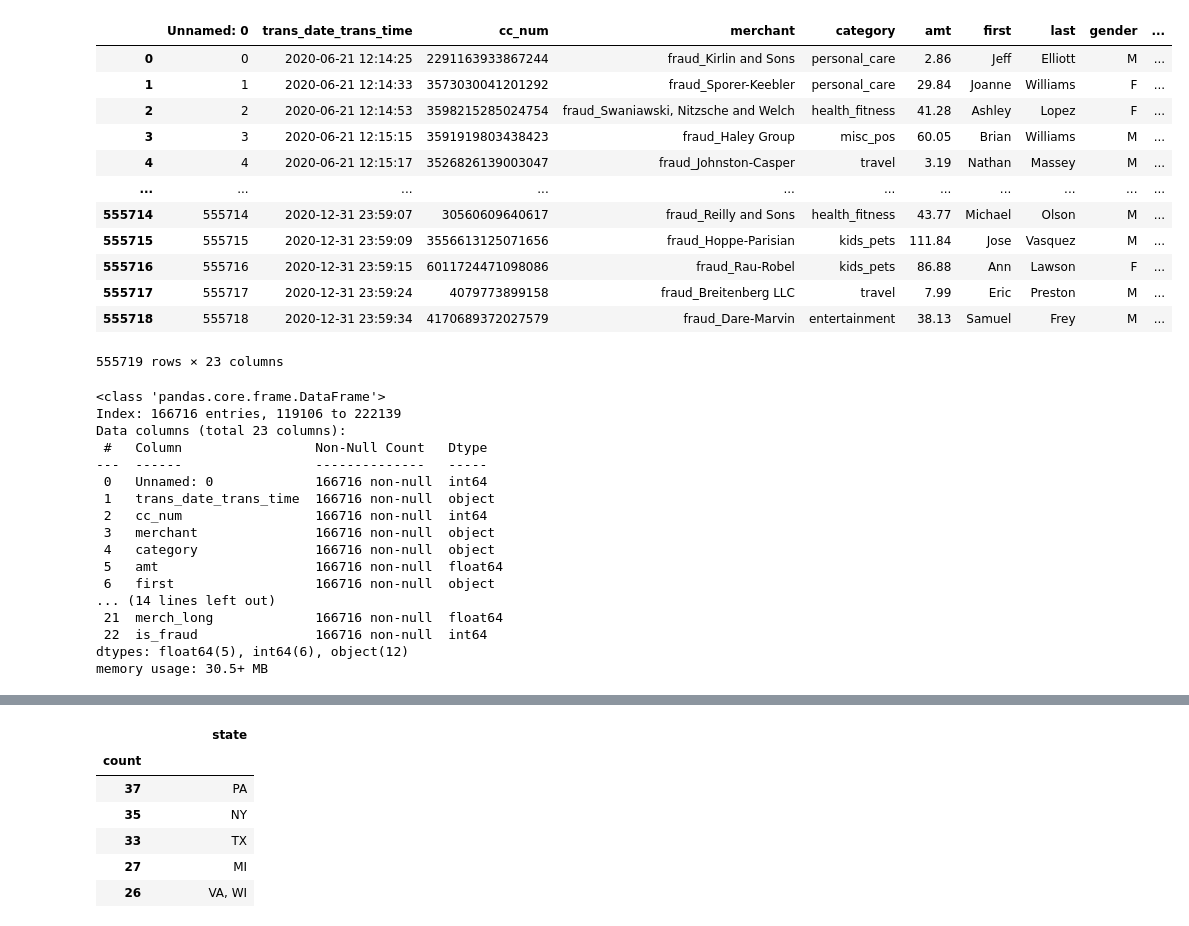
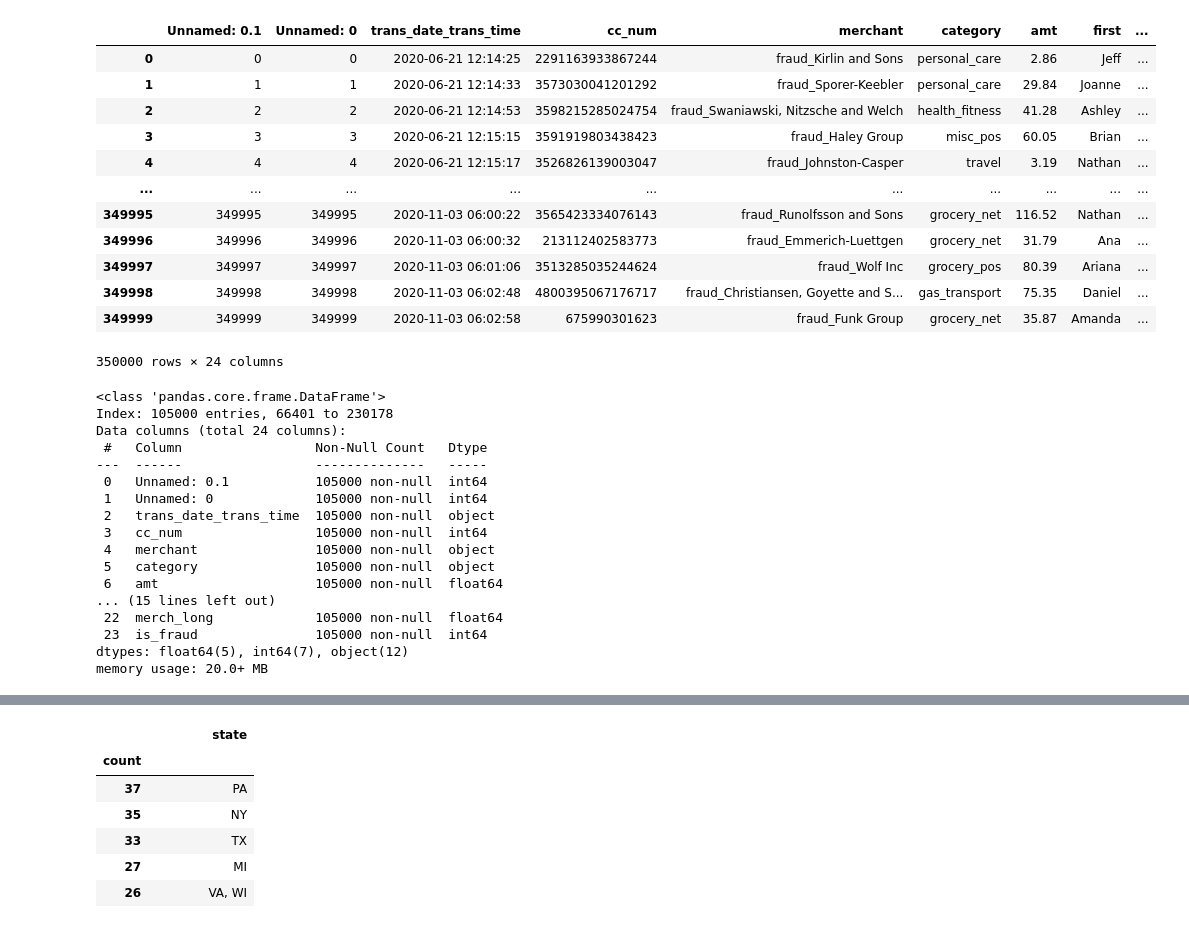
Before and after one commit to Erdas321/data-analysis-portfolio, a Jupyter notebook: python_projects/Credit Card Fraud Project/Data Exploration (credit card fraud).ipynb, the cells around one changed output, grey strips where cells are left out. Cells and saved outputs as stored; diff of their text form; code cells hidden in the pictures.

Commit message:
Added new project : Data Exploration (credit card fraud)

```diff
--- a/python_projects/Credit Card Fraud Project/Data Exploration (credit card fraud).ipynb
+++ b/python_projects/Credit Card Fraud Project/Data Exploration (credit card fraud).ipynb
@@ -8,22 +8,22 @@ from sklearn.model_selection import train_test_split
 # %%
 # READING AND STORING DATASET INTO df VARIABLE
 # %%
-df = pd.read_csv(r"ccf.csv")
+df = pd.read_csv(r"ccf_sampple.csv")
 df
 # %% [output]
-|  | Unnamed: 0 | trans_date_trans_time | cc_num | merchant | category | amt | first | last | gender | ... |
-| 0 | 0 | 2020-06-21 12:14:25 | 2291163933867244 | fraud_Kirlin and Sons | personal_care | 2.86 | Jeff | Elliott | M | ... |
-| 1 | 1 | 2020-06-21 12:14:33 | 3573030041201292 | fraud_Sporer-Keebler | personal_care | 29.84 | Joanne | Williams | F | ... |
-| 2 | 2 | 2020-06-21 12:14:53 | 3598215285024754 | fraud_Swaniawski, Nitzsche and Welch | health_fitness | 41.28 | Ashley | Lopez | F | ... |
-| 3 | 3 | 2020-06-21 12:15:15 | 3591919803438423 | fraud_Haley Group | misc_pos | 60.05 | Brian | Williams | M | ... |
-| 4 | 4 | 2020-06-21 12:15:17 | 3526826139003047 | fraud_Johnston-Casper | travel | 3.19 | Nathan | Massey | M | ... |
-| ... | ... | ... | ... | ... | ... | ... | ... | ... | ... | ... |
-| 555714 | 555714 | 2020-12-31 23:59:07 | 30560609640617 | fraud_Reilly and Sons | health_fitness | 43.77 | Michael | Olson | M | ... |
-| 555715 | 555715 | 2020-12-31 23:59:09 | 3556613125071656 | fraud_Hoppe-Parisian | kids_pets | 111.84 | Jose | Vasquez | M | ... |
-| 555716 | 555716 | 2020-12-31 23:59:15 | 6011724471098086 | fraud_Rau-Robel | kids_pets | 86.88 | Ann | Lawson | F | ... |
-| 555717 | 555717 | 2020-12-31 23:59:24 | 4079773899158 | fraud_Breitenberg LLC | travel | 7.99 | Eric | Preston | M | ... |
-| 555718 | 555718 | 2020-12-31 23:59:34 | 4170689372027579 | fraud_Dare-Marvin | entertainment | 38.13 | Samuel | Frey | M | ... |
+|  | Unnamed: 0.1 | Unnamed: 0 | trans_date_trans_time | cc_num | merchant | category | amt | first | ... |
+| 0 | 0 | 0 | 2020-06-21 12:14:25 | 2291163933867244 | fraud_Kirlin and Sons | personal_care | 2.86 | Jeff | ... |
+| 1 | 1 | 1 | 2020-06-21 12:14:33 | 3573030041201292 | fraud_Sporer-Keebler | personal_care | 29.84 | Joanne | ... |
+| 2 | 2 | 2 | 2020-06-21 12:14:53 | 3598215285024754 | fraud_Swaniawski, Nitzsche and Welch | health_fitness | 41.28 | Ashley | ... |
+| 3 | 3 | 3 | 2020-06-21 12:15:15 | 3591919803438423 | fraud_Haley Group | misc_pos | 60.05 | Brian | ... |
+| 4 | 4 | 4 | 2020-06-21 12:15:17 | 3526826139003047 | fraud_Johnston-Casper | travel | 3.19 | Nathan | ... |
+| ... | ... | ... | ... | ... | ... | ... | ... | ... | ... |
+| 349995 | 349995 | 349995 | 2020-11-03 06:00:22 | 3565423334076143 | fraud_Runolfsson and Sons | grocery_net | 116.52 | Nathan | ... |
+| 349996 | 349996 | 349996 | 2020-11-03 06:00:32 | 213112402583773 | fraud_Emmerich-Luettgen | grocery_net | 31.79 | Ana | ... |
+| 349997 | 349997 | 349997 | 2020-11-03 06:01:06 | 3513285035244624 | fraud_Wolf Inc | grocery_pos | 80.39 | Ariana | ... |
+| 349998 | 349998 | 349998 | 2020-11-03 06:02:48 | 4800395067176717 | fraud_Christiansen, Goyette and S... | gas_transport | 75.35 | Daniel | ... |
+| 349999 | 349999 | 349999 | 2020-11-03 06:02:58 | 675990301623 | fraud_Funk Group | grocery_net | 35.87 | Amanda | ... |
-555719 rows × 23 columns
+350000 rows × 24 columns
 # %%
 # SPLITTING DATASET INTO TRAIN (70%) AND TEST(30%) USING RANDOM SAMPLING
 # THE test DATASET SAMPLE WILL BE USED IN ALL SUBSEQUENT OPERATIONS FROM NOW ON
@@ -32,22 +32,22 @@ train, test = train_test_split(df, test_size = 0.3, random_state = 42)
 test.info()
 # %% [output]
 <class 'pandas.core.frame.DataFrame'>
-Index: 166716 entries, 119106 to 222139
-Data columns (total 23 columns):
+Index: 105000 entries, 66401 to 230178
+Data columns (total 24 columns):
  #   Column                 Non-Null Count   Dtype
 ---  ------                 --------------   -----
- 0   Unnamed: 0             166716 non-null  int64
- 1   trans_date_trans_time  166716 non-null  object
- 2   cc_num                 166716 non-null  int64
- 3   merchant               166716 non-null  object
- 4   category               166716 non-null  object
- 5   amt                    166716 non-null  float64
- 6   first                  166716 non-null  object
-... (14 lines left out)
- 21  merch_long             166716 non-null  float64
- 22  is_fraud               166716 non-null  int64
-dtypes: float64(5), int64(6), object(12)
-memory usage: 30.5+ MB
+ 0   Unnamed: 0.1           105000 non-null  int64
+ 1   Unnamed: 0             105000 non-null  int64
+ 2   trans_date_trans_time  105000 non-null  object
+ 3   cc_num                 105000 non-null  int64
+ 4   merchant               105000 non-null  object
+ 5   category               105000 non-null  object
+ 6   amt                    105000 non-null  float64
+... (15 lines left out)
+ 22  merch_long             105000 non-null  float64
+ 23  is_fraud               105000 non-null  int64
+dtypes: float64(5), int64(7), object(12)
+memory usage: 20.0+ MB
 # %%
 # CHANGING MAXIMUM AMOUNT OF DISPLAYED ROWS AND COLUMNS
 # %%
```
Also changed, not shown: parts of 1 cell of this notebook, 1 other file.
